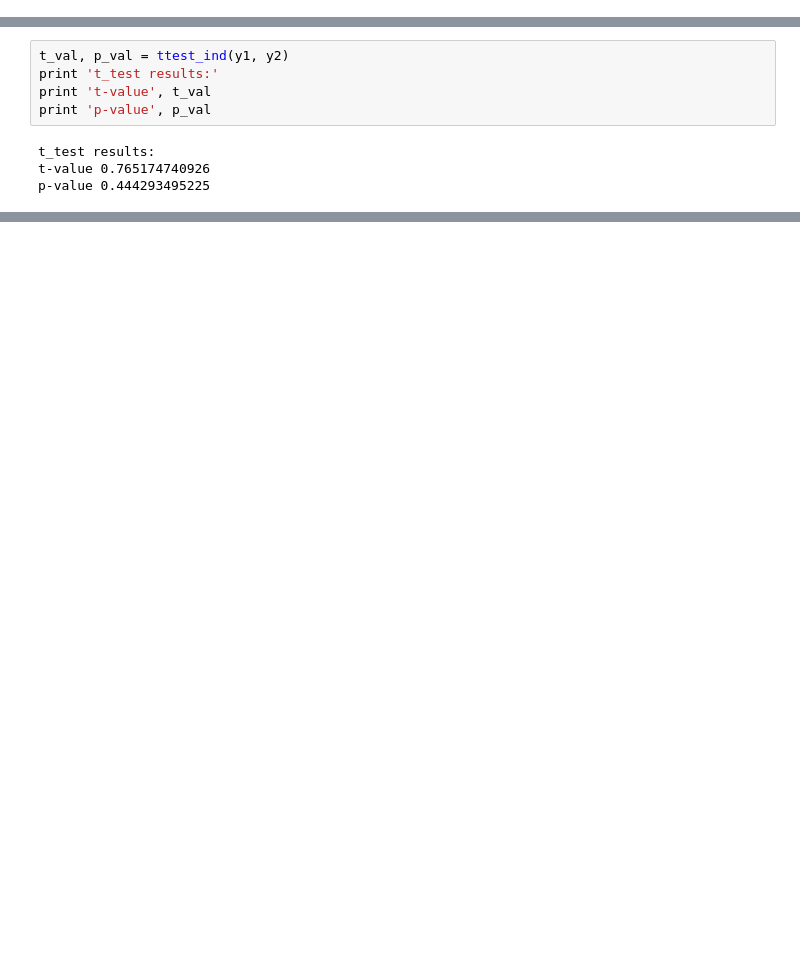
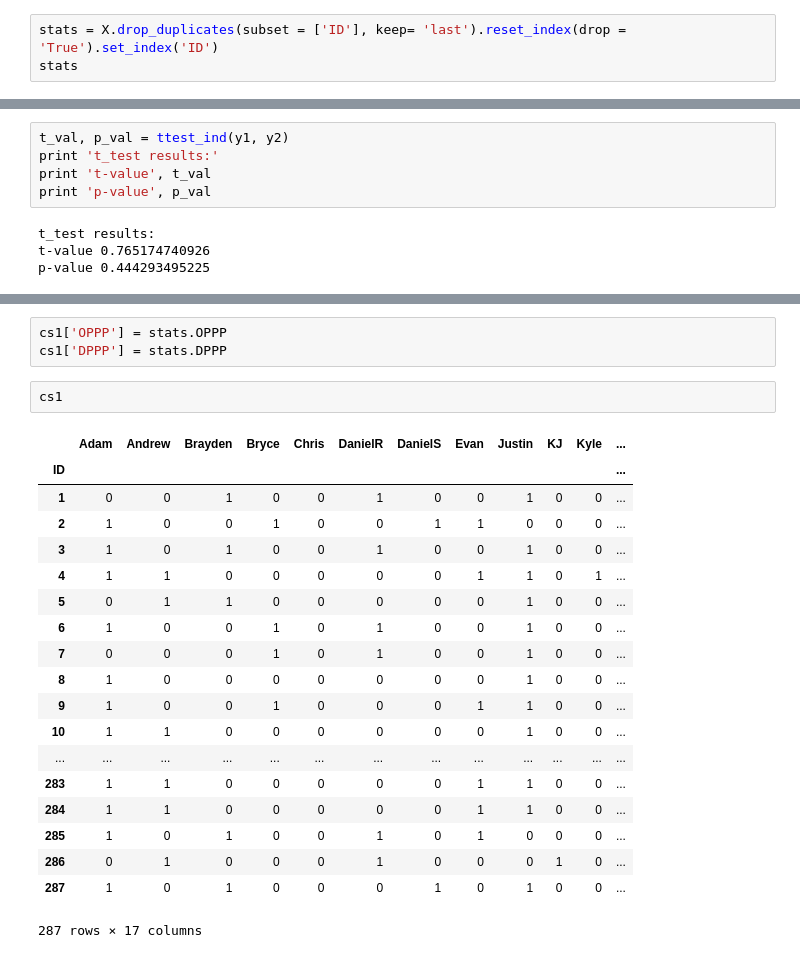
Before and after one commit to nikjain33/DS-SF-34, a Jupyter notebook: final-project/Position_Optimization.ipynb, the cells around one changed output, grey strips where cells are left out. Drawn from its saved outputs; the diff is of its cells as text; blank space fills up the shorter version.

```diff
--- a/final-project/Position_Optimization.ipynb
+++ b/final-project/Position_Optimization.ipynb
@@ -258,0 +177,3 @@ Travis 96
+# %%
+stats = X.drop_duplicates(subset = ['ID'], keep= 'last').reset_index(drop = 'True').set_index('ID')
+stats
@@ -320,0 +382,25 @@ p-value 0.170896429213
+# %%
+cs1['OPPP'] = stats.OPPP
+cs1['DPPP'] = stats.DPPP
+# %%
+cs1
+# %% [output]
+|  | Adam | Andrew | Brayden | Bryce | Chris | DanielR | DanielS | Evan | Justin | KJ | Kyle | ... |
+| ID |  |  |  |  |  |  |  |  |  |  |  | ... |
+| 1 | 0 | 0 | 1 | 0 | 0 | 1 | 0 | 0 | 1 | 0 | 0 | ... |
+| 2 | 1 | 0 | 0 | 1 | 0 | 0 | 1 | 1 | 0 | 0 | 0 | ... |
+| 3 | 1 | 0 | 1 | 0 | 0 | 1 | 0 | 0 | 1 | 0 | 0 | ... |
+| 4 | 1 | 1 | 0 | 0 | 0 | 0 | 0 | 1 | 1 | 0 | 1 | ... |
+| 5 | 0 | 1 | 1 | 0 | 0 | 0 | 0 | 0 | 1 | 0 | 0 | ... |
+| 6 | 1 | 0 | 0 | 1 | 0 | 1 | 0 | 0 | 1 | 0 | 0 | ... |
+| 7 | 0 | 0 | 0 | 1 | 0 | 1 | 0 | 0 | 1 | 0 | 0 | ... |
+| 8 | 1 | 0 | 0 | 0 | 0 | 0 | 0 | 0 | 1 | 0 | 0 | ... |
+| 9 | 1 | 0 | 0 | 1 | 0 | 0 | 0 | 1 | 1 | 0 | 0 | ... |
+| 10 | 1 | 1 | 0 | 0 | 0 | 0 | 0 | 0 | 1 | 0 | 0 | ... |
+| ... | ... | ... | ... | ... | ... | ... | ... | ... | ... | ... | ... | ... |
+| 283 | 1 | 1 | 0 | 0 | 0 | 0 | 0 | 1 | 1 | 0 | 0 | ... |
+| 284 | 1 | 1 | 0 | 0 | 0 | 0 | 0 | 1 | 1 | 0 | 0 | ... |
+| 285 | 1 | 0 | 1 | 0 | 0 | 1 | 0 | 1 | 0 | 0 | 0 | ... |
+| 286 | 0 | 1 | 0 | 0 | 0 | 1 | 0 | 0 | 0 | 1 | 0 | ... |
+| 287 | 1 | 0 | 1 | 0 | 0 | 0 | 1 | 0 | 1 | 0 | 0 | ... |
+287 rows × 17 columns
```
Also changed, not shown: parts of 31 cells of this notebook.
